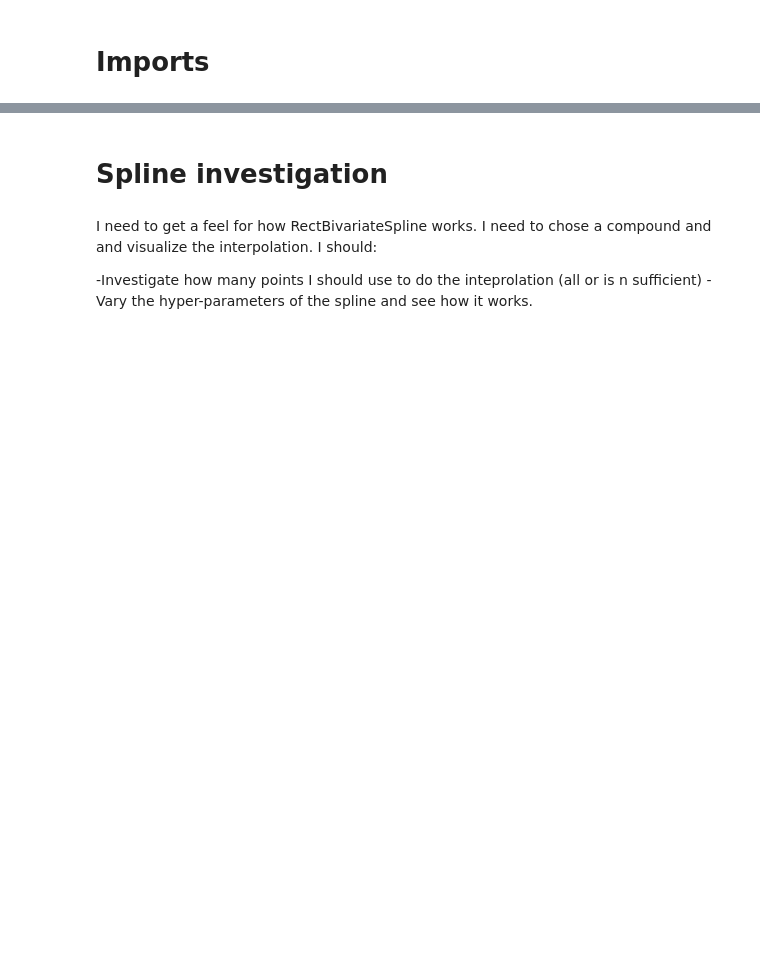
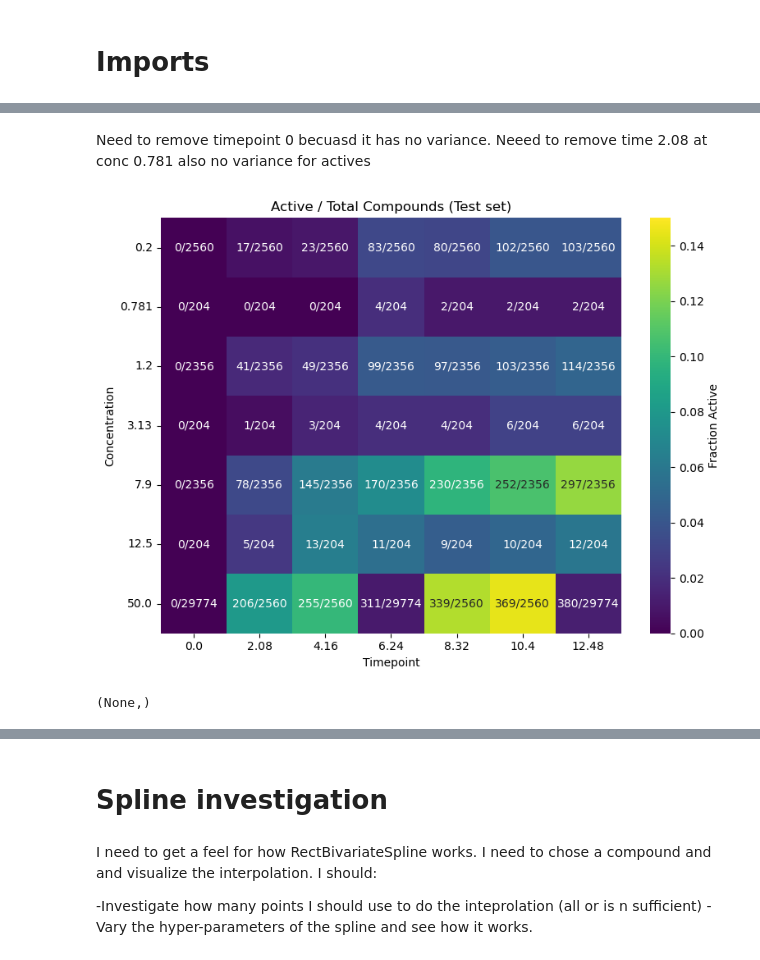
Before and after one commit to ethankreuzer/GrowthNet, a Jupyter notebook: sweeps/data_class.ipynb, the cells around one changed output, grey strips where cells are left out. Drawn from its saved outputs; the diff is of its cells as text; code cells hidden in the pictures; blank space fills up the shorter version.

Commit message:
commit latest versions of sweep directory

```diff
--- a/sweeps/data_class.ipynb
+++ b/sweeps/data_class.ipynb
@@ -586,0 +549,62 @@ array([[ 0.        ,  0.2       ,  0.        ],
+# %% [markdown]
+Need to remove timepoint 0 becuasd it has no variance. Neeed to remove time 2.08 at conc 0.781 also no variance for actives
+# %%
+import seaborn as sns
+import matplotlib.pyplot as plt
+
+def plot_activity_ratio_heatmap(df):
+    # 1) Determine the exact list of concentrations and timepoints, in sorted order
+    conc_values = sorted(df['Concentration'].unique())
+    time_values = sorted(df['Timepoint'].unique())
+
+    # 2) Build the “total” and “active” count tables, then reindex so they share the same shape/order
+    total_counts = (
+        df
+        .groupby(['Concentration', 'Timepoint'])
+        .size()
+        .unstack(fill_value=0)
+        .reindex(index=conc_values, columns=time_values, fill_value=0)
+    )
+
+    active_counts = (
+        df[df['is_Active'] == 1]
+        .groupby(['Concentration', 'Timepoint'])
+        .size()
+        .unstack(fill_value=0)
+        .reindex(index=conc_values, columns=time_values, fill_value=0)
+        .astype(int)
+    )
+
+    # 3) Compute fraction = active / total (avoiding division by zero)
+    fraction = active_counts.divide(total_counts.replace(0, 1))
+    fraction = fraction.fillna(0)
+
+    # 4) Prepare annotation strings “active/total”
+    annot = active_counts.astype(str) + "/" + total_counts.astype(str)
+
+    # 5) Plot
+    plt.figure(figsize=(8, 6))
+    ax = sns.heatmap(
+        fraction,
+        annot=annot,
+        fmt="",
+        cmap="viridis",
+        vmin=0,
+        vmax=0.15,
+        cbar_kws={'label': 'Fraction Active'}
+    )
+
+    # 6) Set the x‐ and y‐tick labels to the string versions of the numeric values
+    ax.set_xticklabels([str(x) for x in time_values])
+    ax.set_yticklabels([str(x) for x in conc_values], rotation=0)
+
+    ax.set_xlabel('Timepoint')
+    ax.set_ylabel('Concentration')
+    ax.set_title('Active / Total Compounds (Test set)')
+
+    plt.tight_layout()
+    plt.show()
+plot_activity_ratio_heatmap(df_train),
+# %% [output]
+[figure, added]
+(None,)
```
Also changed, not shown: parts of 43 cells of this notebook, 5 other files.
